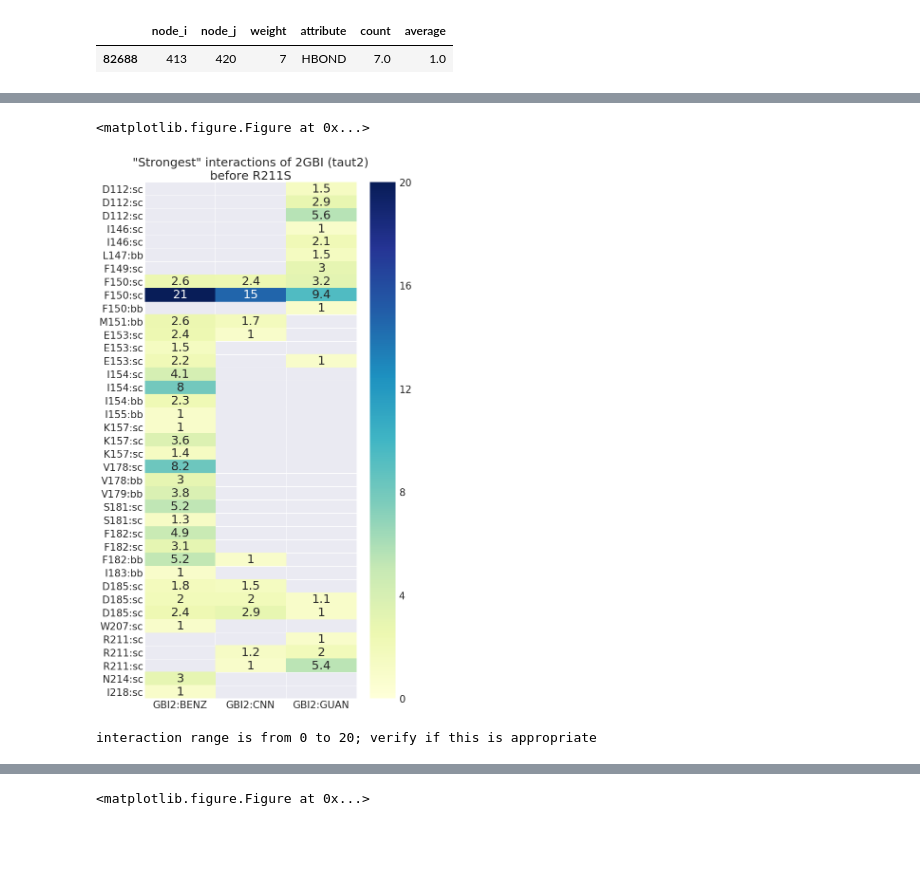
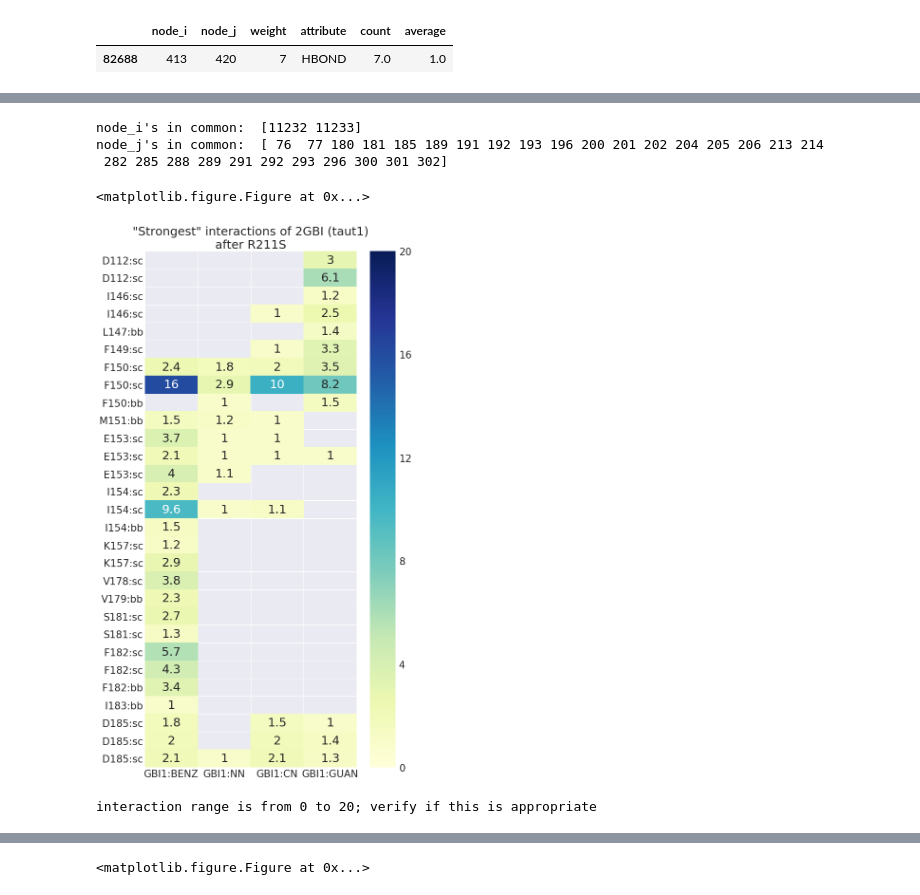
Before and after one commit to vtlim/Hv1, a Jupyter notebook: 04_fep/postFEPvanilla/analysis/3_nonCovInts/nodeAnalysis.ipynb, the cells around one changed output, grey strips where cells are left out. Saved outputs shown, nothing was run; the diff lists cells and outputs as text; code cells hidden in the pictures; blank space fills up the shorter version.

```diff
--- a/04_fep/postFEPvanilla/analysis/3_nonCovInts/nodeAnalysis.ipynb
+++ b/04_fep/postFEPvanilla/analysis/3_nonCovInts/nodeAnalysis.ipynb
@@ -565,5 +618,5 @@ interaction range is from -5 to 3; verify if this is appropriate
 # %%
-# taut2 analysis after mutation
-gidx_2 = nodes_2.index[nodes_2['resname'] == 'GBI2'].tolist()
-s211_gbi2_edges = selectionInts(nodes_2, edges_2, gidx_2,rawNum=1000)
-plotHeatInts(nodes_2,s211_gbi2_edges,minHeat=0,maxHeat=20,colors="YlGnBu",size=(10,20),seltitle='2GBI (taut2)\nafter R211S')
+# taut1 analysis after mutation
+gidx_1 = nodes_1.index[nodes_1['resname'] == 'GBI1'].tolist()
+s211_gbi1_edges = selectionInts(nodes_1, edges_1, gidx_1,rawNum=1000)
+#plotHeatInts(nodes_1,s211_gbi1_edges,minHeat=0,maxHeat=20,colors="YlGnBu",size=(10,20),seltitle='2GBI (taut1)\nafter R211S')
@@ -574,9 +623,15 @@ interaction range is from 0 to 20; verify if this is appropriate
 # %%
-# taut2 analysis before mutation
-wt_gidx_2 = wt_nodes_2.index[wt_nodes_2['resname'] == 'GBI2'].tolist()
-r211_gbi2_edges = selectionInts(wt_nodes_2, wt_edges_2, wt_gidx_2,rawNum=500)
-plotHeatInts(wt_nodes_2,r211_gbi2_edges,minHeat=0,maxHeat=20,colors="YlGnBu",size=(10,20),seltitle='2GBI (taut2)\nbefore R211S')
+# taut1 analysis before mutation
+wt_gidx_1 = wt_nodes_1.index[wt_nodes_1['resname'] == 'GBI1'].tolist()
+r211_gbi1_edges = selectionInts(wt_nodes_1, wt_edges_1, wt_gidx_1,rawNum=1000)
+#plotHeatInts(wt_nodes_1,r211_gbi1_edges,minHeat=0,maxHeat=20,colors="YlGnBu",size=(10,20),seltitle='2GBI (taut1)\nbefore R211S')
-# %% [output]
-<matplotlib.figure.Figure at 0x...>
-[figure, removed]
-interaction range is from 0 to 20; verify if this is appropriate
+# %%
+sim_s211_gbi1_edges, sim_r211_gbi1_edges = similarizeTwoEdges(s211_gbi1_edges, r211_gbi1_edges, mutstart=381, offset=1)
+plotHeatInts(nodes_1,sim_s211_gbi1_edges,minHeat=0,maxHeat=20,colors="YlGnBu",size=(10,20),seltitle='2GBI (taut1)\nafter R211S')
+# %% [output]
+node_i's in common:  [11232 11233]
+node_j's in common:  [ 76  77 180 181 185 189 191 192 193 196 200 201 202 204 205 206 213 214
+ 282 285 288 289 291 292 293 296 300 301 302]
+<matplotlib.figure.Figure at 0x...>
+[figure, added]
+interaction range is from 0 to 20; verify if this is appropriate
```
Also changed, not shown: parts of 70 cells of this notebook.
